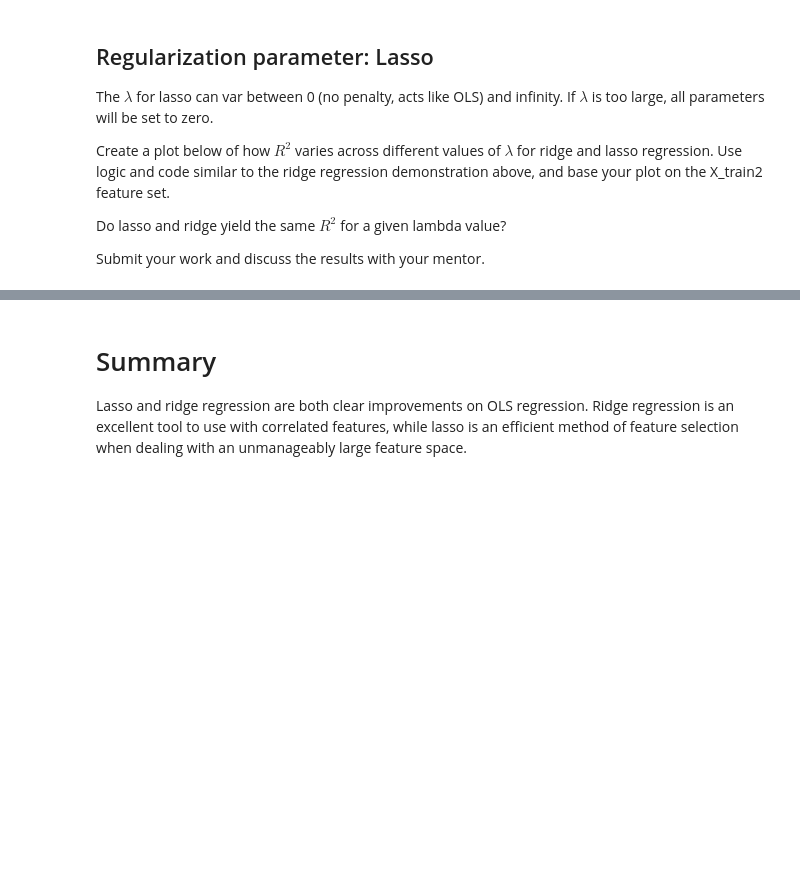
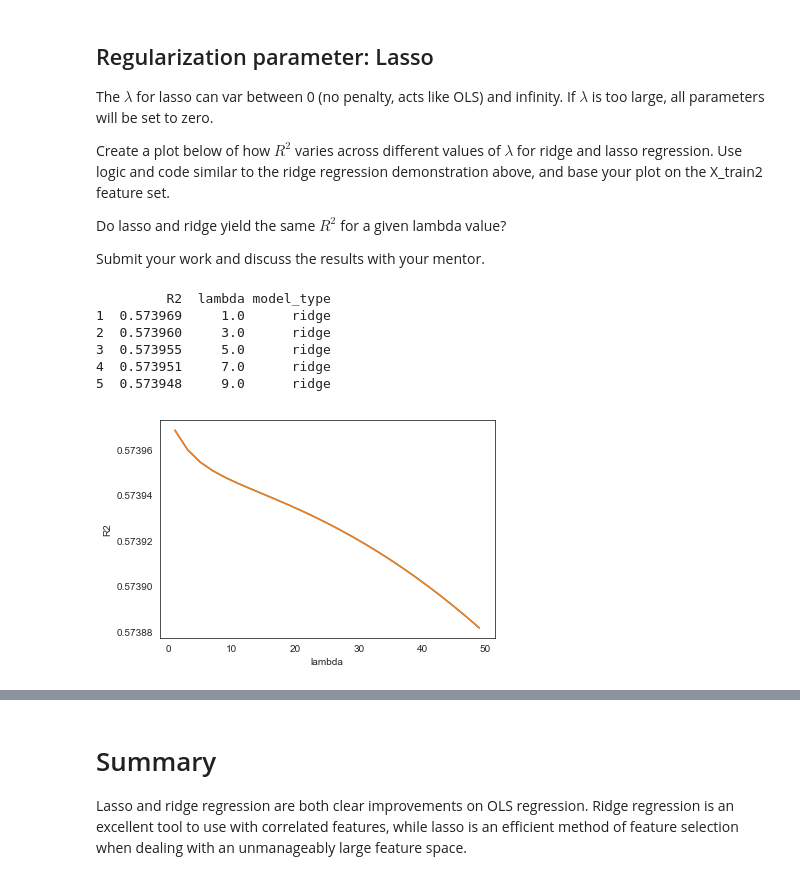
Before and after one commit to msflebedorf/bootcamp, a Jupyter notebook: unit_3/3_3_3_Lasso_Regression.ipynb, the cells around one changed output, grey strips where cells are left out. Cells and saved outputs as stored; diff of their text form; code cells hidden in the pictures; blank space fills up the shorter version.

Commit message:
Adding lesson 3_3_3

```diff
--- a/unit_3/3_3_3_Lasso_Regression.ipynb
+++ b/unit_3/3_3_3_Lasso_Regression.ipynb
@@ -145,0 +168,44 @@ Submit your work and discuss the results with your mentor.
+# %%
+# Code from previous plot made in lesson 3.3.2 (Ridge regression) - RF
+r2_scores = [11.111, 0]
+
+#Run the ridge regression model for many values for alpha. Range = start, stop, step
+model_type = 'ridge'
+
+#Using the range of values for alpha as illustrated in previous lesson
+for lambd in np.arange(1, 50, 2):
+    ridge_regr = linear_model.Ridge(alpha=lambd, fit_intercept=False)
+    ridge_regr.fit(X_train2, Y_train)
+    r2_scores = np.row_stack((
+        r2_scores,
+        np.append(ridge_regr.score(X_train2, Y_train), [lambd])))
+
+#Make a dataframe
+r2_scores_df = pd.DataFrame(
+    r2_scores,
+    columns=['R2'] + ['lambda'])
+r2_scores_df['model_type'] = model_type
+
+#Drop the dummy row
+r2_scores_df = r2_scores_df[r2_scores_df.R2 != 11.111]
+
+r2_scores_df.sort_values(by=['lambda', 'R2'], inplace=True, ascending=True)
+
+print(r2_scores_df.head())
+
+score_plot = list(r2_scores_df.columns[:2,])
+
+# Plot a line lambda value : R2
+for score in score_plot:
+    plt.plot(r2_scores_df['lambda'], r2_scores_df['R2'])
+plt.xlabel('lambda')
+plt.ylabel('R2')
+plt.show()
+# %% [output]
+         R2  lambda model_type
+1  0.573969     1.0      ridge
+2  0.573960     3.0      ridge
+3  0.573955     5.0      ridge
+4  0.573951     7.0      ridge
+5  0.573948     9.0      ridge
+[figure, added]
```
Also changed, not shown: parts of 7 cells of this notebook.
